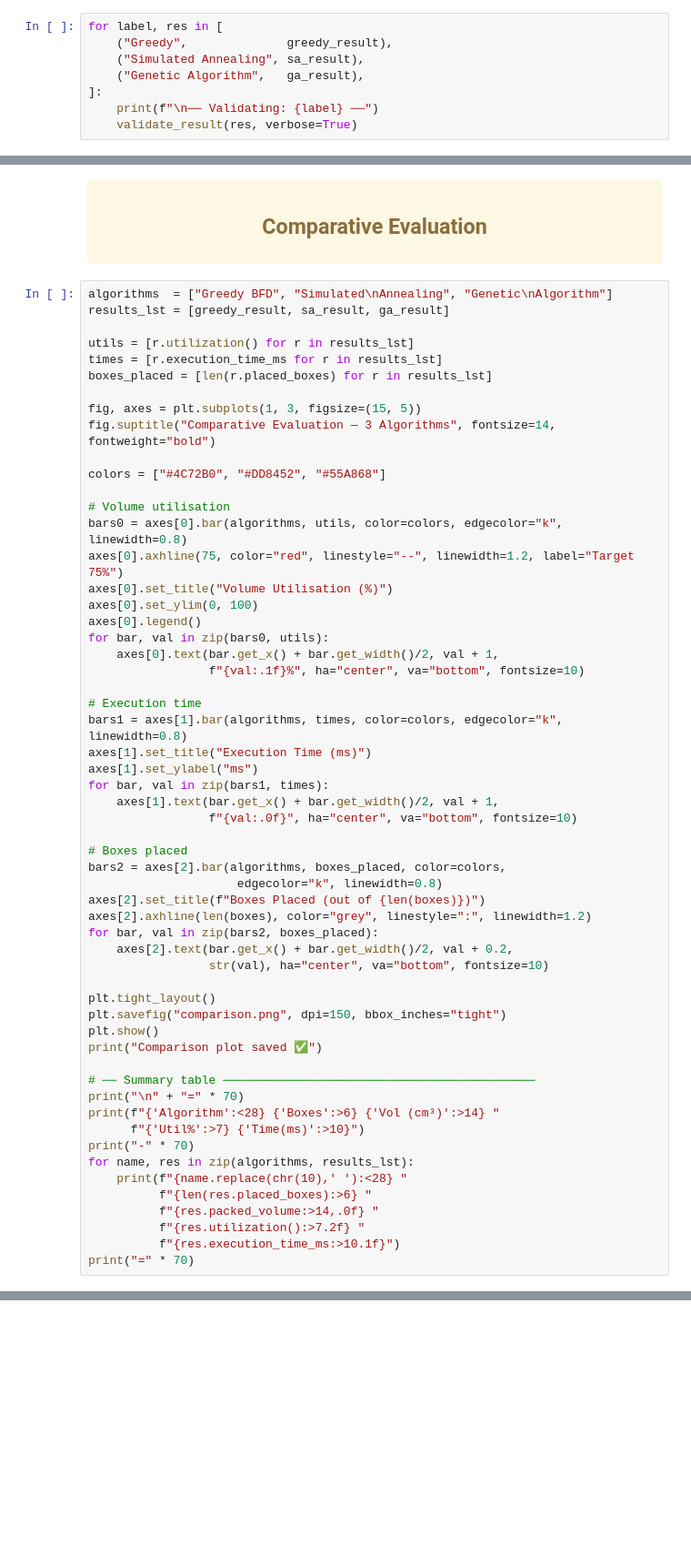
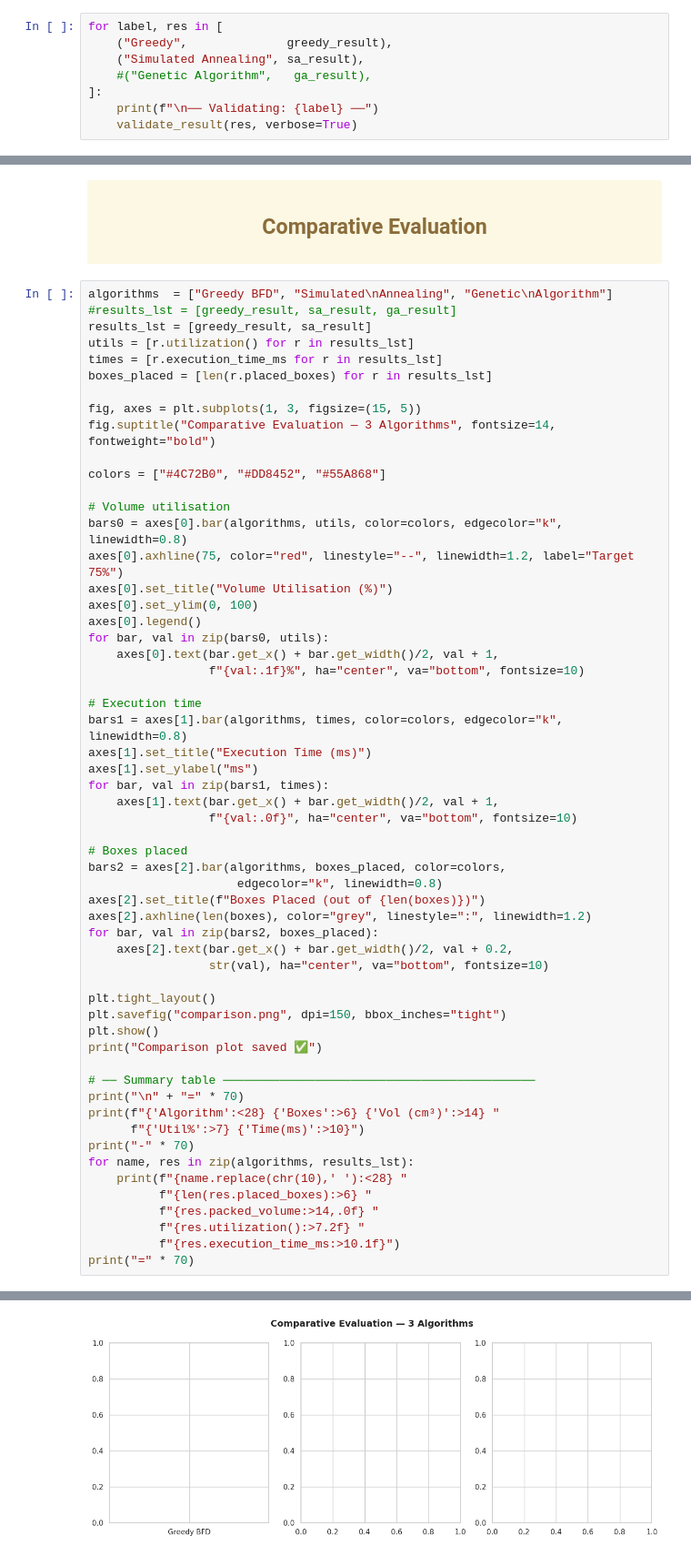
Before and after one commit to mariainesraheb06/The-3D-Container-Loading-Optimizer, a Jupyter notebook: notebooks/NoteBook.ipynb, the cells around one changed output, grey strips where cells are left out. Shown at 91% size. Saved outputs shown, nothing was run; the diff lists cells and outputs as text; blank space fills up the shorter version.

```diff
--- a/notebooks/NoteBook.ipynb
+++ b/notebooks/NoteBook.ipynb
@@ -1476,7 +1476,7 @@ KeyboardInterrupt:
 for label, res in [
     ("Greedy",              greedy_result),
     ("Simulated Annealing", sa_result),
-    ("Genetic Algorithm",   ga_result),
+    #("Genetic Algorithm",   ga_result),
 ]:
     print(f"\n── Validating: {label} ──")
     validate_result(res, verbose=True)
@@ -1488,8 +1506,8 @@ for label, res in [
 </div>
 # %%
 algorithms  = ["Greedy BFD", "Simulated\nAnnealing", "Genetic\nAlgorithm"]
-results_lst = [greedy_result, sa_result, ga_result]
-
+#results_lst = [greedy_result, sa_result, ga_result]
+results_lst = [greedy_result, sa_result]
 utils = [r.utilization() for r in results_lst]
 times = [r.execution_time_ms for r in results_lst]
 boxes_placed = [len(r.placed_boxes) for r in results_lst]
@@ -1547,0 +1566 @@ NameError: name 'sa_result' is not defined
+[figure, added]
```
Also changed, not shown: parts of 3 cells of this notebook, 3 other files.
